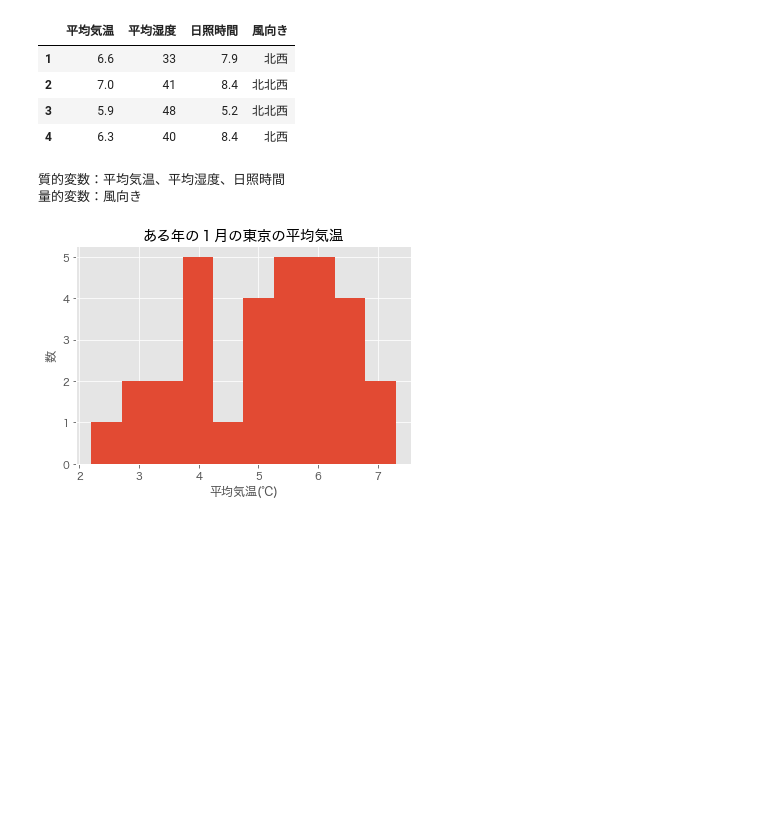
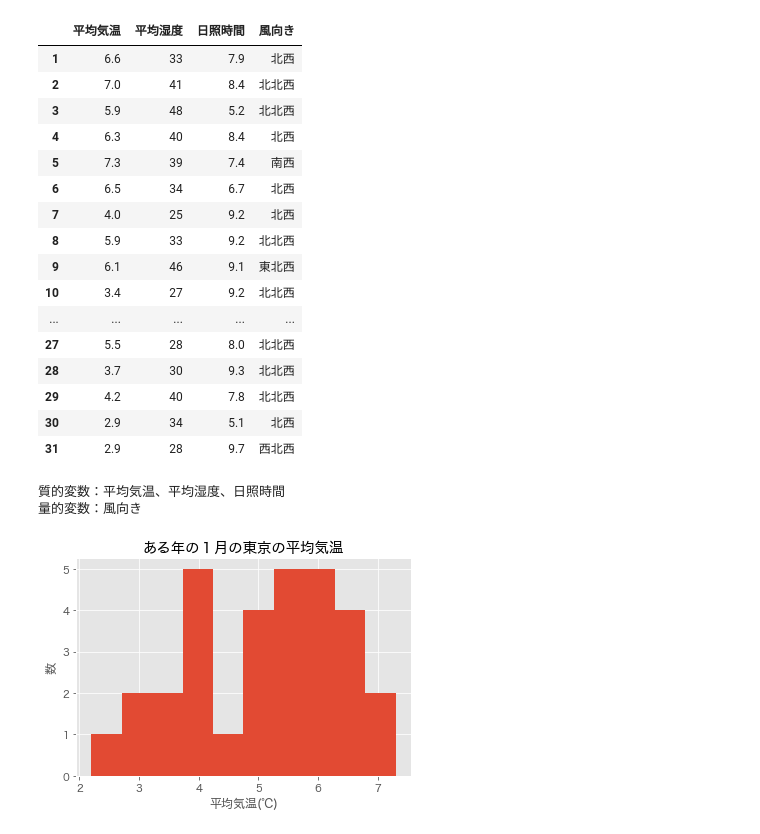
Before and after one commit to gr39my/statistics_level2_workbook, a Jupyter notebook: ch1.ipynb, the cells around one changed output. Saved outputs shown, nothing was run; the diff lists cells and outputs as text; code cells hidden in the pictures; blank space fills up the shorter version.

```diff
--- a/ch1.ipynb
+++ b/ch1.ipynb
@@ -12,22 +12,34 @@ plt.style.use("ggplot")
 # %%
 # ch1_練習問題
 ## 問1.1 次の表はある年の１月の東京における平均気温、平均湿度、日照時間、風向きである。このデータについて各問に答えよ
 
 df_1 = pd.DataFrame(
     {"平均気温":[6.6,7.0,5.9,6.3,7.3,6.5,4.0,5.9,6.1,3.4,3.8,5.1,4.4,3.8,4.0,2.2,5.0,5.5,6.3,5.4,5.0,6.0,5.7,5.1,5.9,5.3,5.5,3.7,4.2,2.9,2.9],
     "平均湿度":[33,41,48,40,39,34,25,33,46,27,31,37,28,36,52,39,26,36,41,31,28,34,42,65,34,37,28,30,40,34,28],
     "日照時間":[7.9,8.4,5.2,8.4,7.4,6.7,9.2,9.2,9.1,9.2,6.7,8.4,8.6,9.1,1.1,8.2,8.7,9.4,9.3,9.4,9.3,9.4,6.3,3.5,8.6,7.3,8.0,9.3,7.8,5.1,9.7],
     "風向き":["北西","北北西","北北西","北西","南西","北西","北西","北北西","東北西","北北西","北北西","北北西","北北西","西北西","東北西","北北西","北北西","北西","北北西","北北西","北西","北北西","南東","北西","北西","北西","北北西","北北西","北北西","北西","西北西",]},
     index = list(range(1,32))
 )
 
-df_1.head(4)
+df_1
 # %% [output]
 |  | 平均気温 | 平均湿度 | 日照時間 | 風向き |
 | 1 | 6.6 | 33 | 7.9 | 北西 |
 | 2 | 7.0 | 41 | 8.4 | 北北西 |
 | 3 | 5.9 | 48 | 5.2 | 北北西 |
 | 4 | 6.3 | 40 | 8.4 | 北西 |
+| 5 | 7.3 | 39 | 7.4 | 南西 |
+| 6 | 6.5 | 34 | 6.7 | 北西 |
+| 7 | 4.0 | 25 | 9.2 | 北西 |
+| 8 | 5.9 | 33 | 9.2 | 北北西 |
+| 9 | 6.1 | 46 | 9.1 | 東北西 |
+| 10 | 3.4 | 27 | 9.2 | 北北西 |
+| ... | ... | ... | ... | ... |
+| 27 | 5.5 | 28 | 8.0 | 北北西 |
+| 28 | 3.7 | 30 | 9.3 | 北北西 |
+| 29 | 4.2 | 40 | 7.8 | 北北西 |
+| 30 | 2.9 | 34 | 5.1 | 北西 |
+| 31 | 2.9 | 28 | 9.7 | 西北西 |
 # %%
 # 1,これら４つの変数は質的変数、量的変数のどちらであるべきか述べよ
 print("質的変数：平均気温、平均湿度、日照時間")
```
Also changed, not shown: parts of 6 cells of this notebook.
